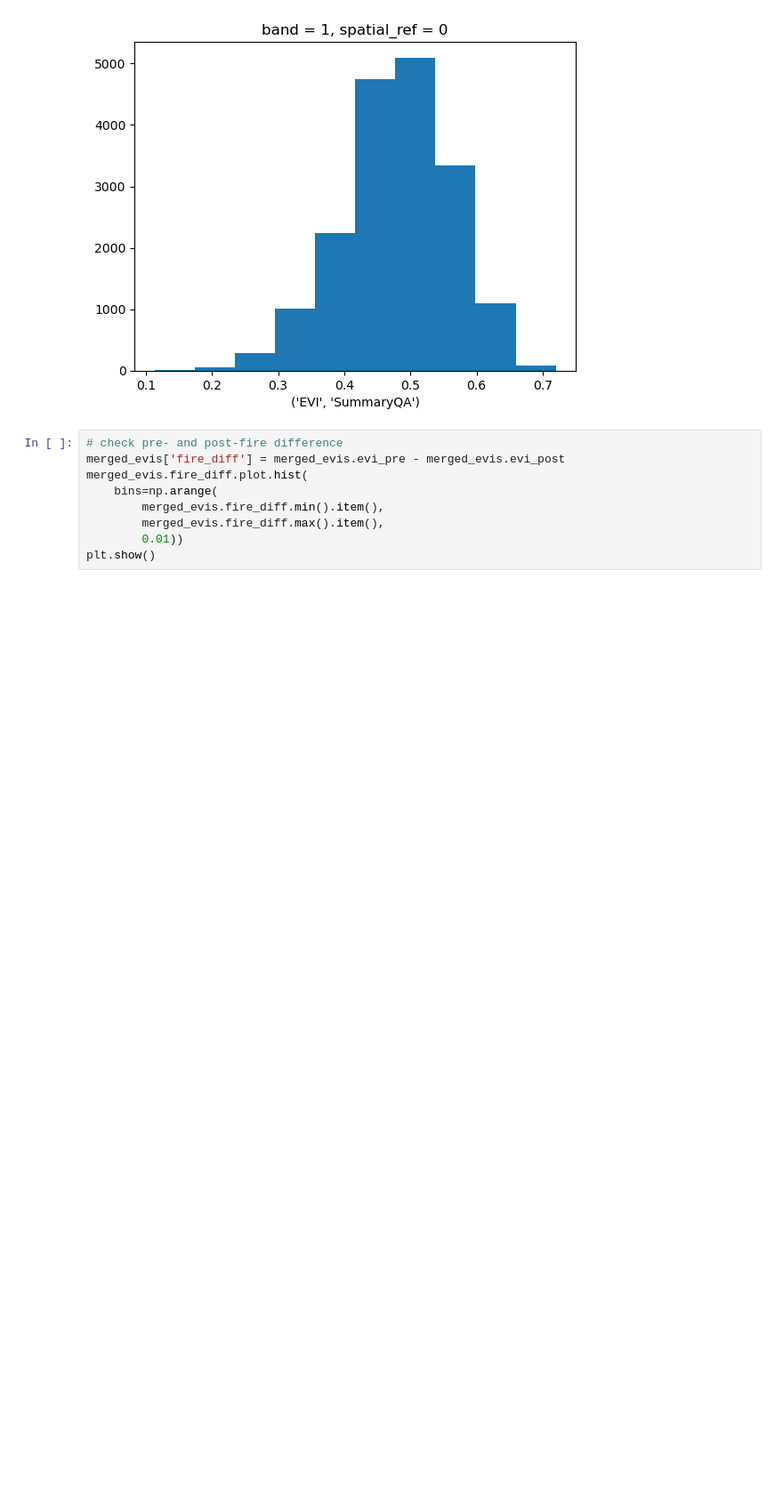
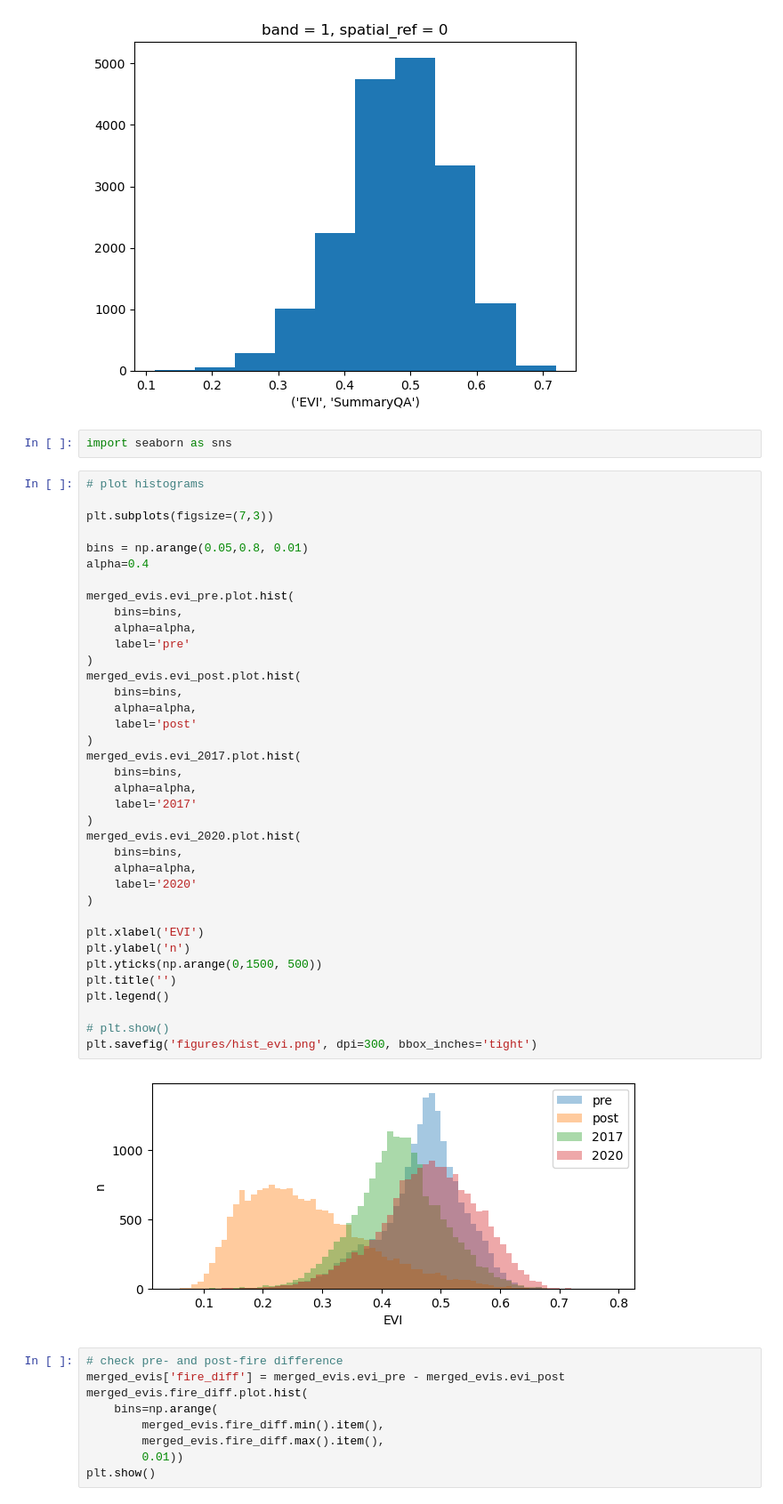
Before and after one commit to ninorp55/tropical-peat-post-fire-vegetation-recovery, a Jupyter notebook: 2_vegetation_recovery_metrics.ipynb, the cells around one changed output. Shown at 89% size. Cells and saved outputs as stored; diff of their text form; blank space fills up the shorter version.

Commit message:
refined EVI histogram

```diff
--- a/2_vegetation_recovery_metrics.ipynb
+++ b/2_vegetation_recovery_metrics.ipynb
@@ -98,6 +98,47 @@ plt.show()
 [figure]
 [figure]
 [figure]
+# %%
+import seaborn as sns
+# %%
+# plot histograms
+
+plt.subplots(figsize=(7,3))
+
+bins = np.arange(0.05,0.8, 0.01)
+alpha=0.4
+
+merged_evis.evi_pre.plot.hist(
+    bins=bins,
+    alpha=alpha,
+    label='pre'
+)
+merged_evis.evi_post.plot.hist(
+    bins=bins,
+    alpha=alpha,
+    label='post'
+)
+merged_evis.evi_2017.plot.hist(
+    bins=bins,
+    alpha=alpha,
+    label='2017'
+)
+merged_evis.evi_2020.plot.hist(
+    bins=bins,
+    alpha=alpha,
+    label='2020'
+)
+
+plt.xlabel('EVI')
+plt.ylabel('n')
+plt.yticks(np.arange(0,1500, 500))
+plt.title('')
+plt.legend()
+
+# plt.show()
+plt.savefig('figures/hist_evi.png', dpi=300, bbox_inches='tight')
+# %% [output]
+[figure, added]
 # %%
 # check pre- and post-fire difference
 merged_evis['fire_diff'] = merged_evis.evi_pre - merged_evis.evi_post
```
